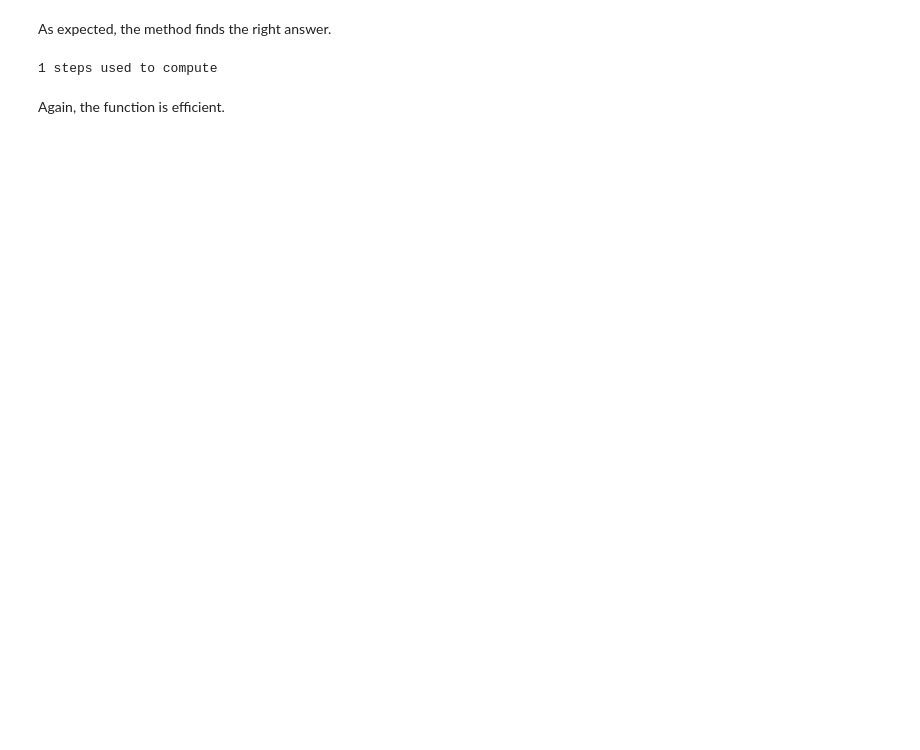
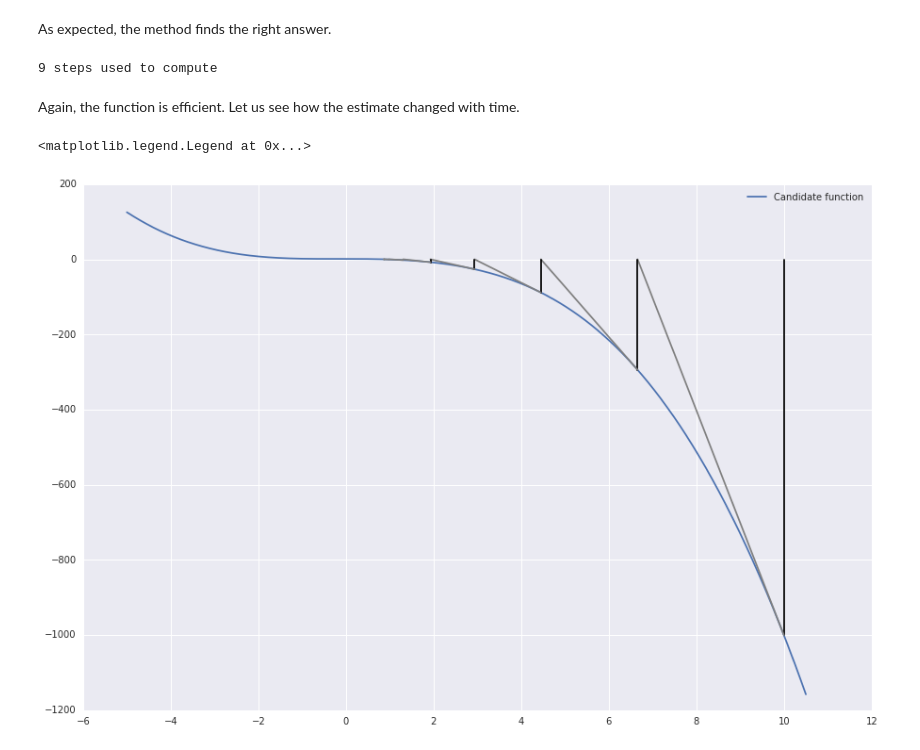
Before and after one commit to theSage21/notebooks, a Jupyter notebook: books/assignments/finding_roots.ipynb, the cells around one changed output. Drawn from its saved outputs; the diff is of its cells as text; code cells hidden in the pictures; blank space fills up the shorter version.

```diff
--- a/books/assignments/finding_roots.ipynb
+++ b/books/assignments/finding_roots.ipynb
@@ -158,10 +192,10 @@ This method requires that we can calculate the differential of our function.
 We get the tangent at a point on the curve, get tangent's x intersect and repeat for tangent at the intersect.
 # %%
 def candidate_function(x):
-    return math.cos(x) - (x**3)
+    return np.cos(x) - (x**3)
 
 def differential(x):
-    return ((-1 * math.sin(x)) - (3 * (x ** 2)))
+    return ((-1 * np.sin(x)) - (3 * (x ** 2)))
 
 def newton(function, differential, estimate, tolerance=0.001):
     y = function(estimate)
@@ -181,13 +215,28 @@ def newton_report(function, differential, estimate, tolerance=0.001):
     y = function(estimate)
     yprime = differential(estimate)
     x1 = estimate - y / yprime
-    report.append(estimate)
+    report.append((estimate, y, yprime, x1))
     if (abs(x1 - estimate) <=  tolerance * abs(x1)):
         return estimate
-    return newton(function, differential, x1, tolerance)
+    return newton_report(function, differential, x1, tolerance)
 newton_report(candidate_function, differential, 10)
 print(len(report), 'steps used to compute')
 # %% [output]
-1 steps used to compute
+9 steps used to compute
 # %% [markdown]
-Again, the function is efficient.
+Again, the function is efficient. Let us see how the estimate changed with time.
+# %%
+x = np.arange(-5, 10.5, 0.001)
+y = candidate_function(x)
+
+plt.figure(figsize=(15, 10))
+plt.plot(x, y, label='Candidate function')
+
+for index, step in enumerate(report):
+    estimate, y, yprime, x1 = step
+    plt.plot([estimate, estimate], [y, 0], color='black')
+    plt.plot([estimate, x1], [y, 0], color='grey')
+plt.legend()
+# %% [output]
+<matplotlib.legend.Legend at 0x...>
+[figure, added]
```
Also changed, not shown: parts of 10 cells of this notebook, 5 other files.
